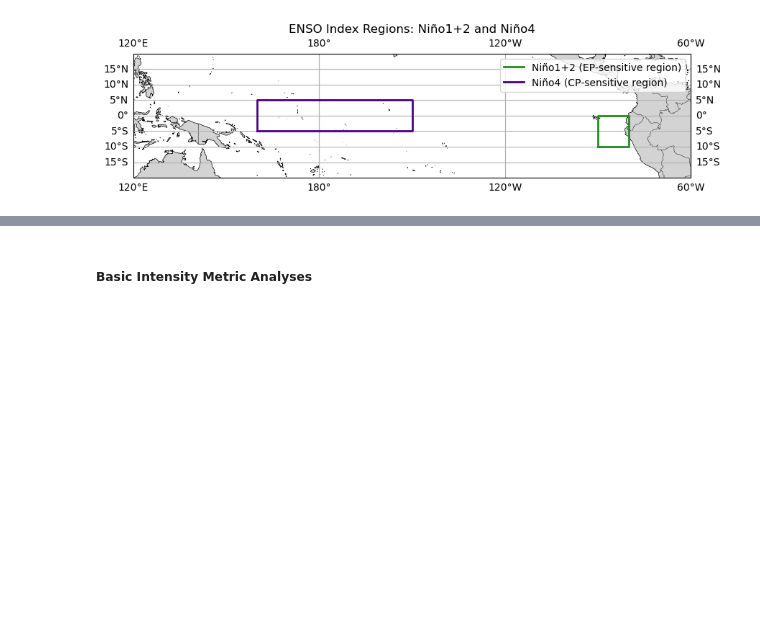
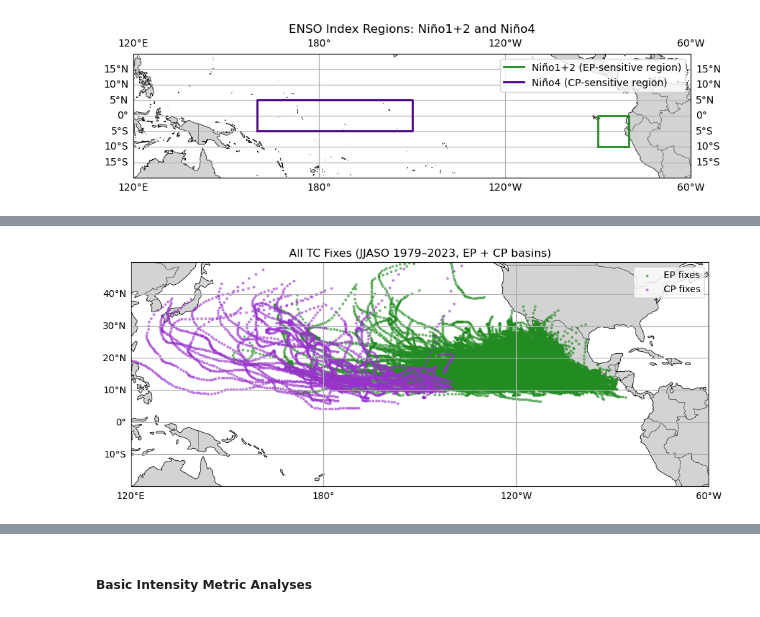
Before and after one commit to erinsatmosphere/ATMS_596_Final, a Jupyter notebook: ATMS_596_Final.ipynb, the cells around one changed output, grey strips where cells are left out. Saved outputs shown, nothing was run; the diff lists cells and outputs as text; code cells hidden in the pictures; blank space fills up the shorter version.

```diff
--- a/ATMS_596_Final.ipynb
+++ b/ATMS_596_Final.ipynb
@@ -1141,0 +1081,8 @@ Name: count, dtype: int64
+# %%
+# choose wind variables from IBTrACS
+# usa_wind = Joint Typhoon Warning Center style max wind
+# wmo_wind = WMO style max wind (backup if usa_wind is missing)
+if "usa_wind" in ib.variables:
+    wind_var = "usa_wind"
+elif "wmo_wind" in ib.variables:
+    wind_var = "wmo_wind"
@@ -1142,3 +1283,54 @@ Name: count, dtype: int64
+# %%
+# EDA map: all TC fixes in EP + CP
+
+# colors for plotting EP vs CP fixes
+basin_colors = {"EP": "forestgreen", "CP": "darkorchid"}
+
+# create a figure and a PlateCarree map centered at 210°E (~150°W),
+fig = plt.figure(figsize=(10, 4))
+ax = plt.axes(projection=ccrs.PlateCarree(central_longitude=210))
+
+# set map extent:
+#   longitudes: 120°E to 300°E (covers Pacific + Americas)
+#   latitudes : -20° to 50°
+ax.set_extent([120, 300, -20, 50], crs=ccrs.PlateCarree())
+
+# add map features
+ax.add_feature(cfeature.LAND, facecolor="lightgray", zorder=0)
+ax.add_feature(cfeature.COASTLINE, linewidth=0.6, zorder=1)
+ax.add_feature(cfeature.BORDERS, linewidth=0.4, zorder=1)
+
+# add labeled gridlines
+gl = ax.gridlines(draw_labels=True, dms=False, x_inline=False, y_inline=False)
+gl.top_labels = False
+gl.right_labels = False
+
+# scatter all fixes, colored by EP vs CP genesis basin
+#   - lon_0360 is used here so that longitudes are in 0–360 for the centered map
+for b in ["EP", "CP"]:
+    sub = df_tc[df_tc["basin_gen"] == b]      # subset all fixes from that genesis basin
+    ax.scatter(
+        sub["lon_0360"], sub["lat"],
+        s=4, alpha=0.5,
+        color=basin_colors[b],
+        label=f"{b} fixes",
+        transform=ccrs.PlateCarree()
+    )
+
+# legends, labels, and titles
+plt.title(f"All TC Fixes (JJASO {START_YEAR}–{END_YEAR}, EP + CP basins)", fontsize=12)
+plt.legend(loc="upper right")
+plt.tight_layout()
+plt.show()
+
+# INTERPRETATION:
+#
+# - Eastern Pacific tracks (green) dominate
+# - Central Pacific tracks (purple) are fewer but distinct
+# - Storm motion patterns look climatologically reasonable
+# - Confirms the correctness of the genesis-based basin assignment
+# %% [output]
+[figure, added]
 # %% [markdown]
 ### COMPUTE INTENSITY METRICS:  XXX **ADD WIND SPEED ANALYSES IF MORE TIME**
 ##### ACE and Maximum Sustained Wind Speeds: Quantifying Seasonal Tropical Cyclone Energetics and Peak Intensity
```
Also changed, not shown: parts of 61 cells of this notebook, 2 other files.
